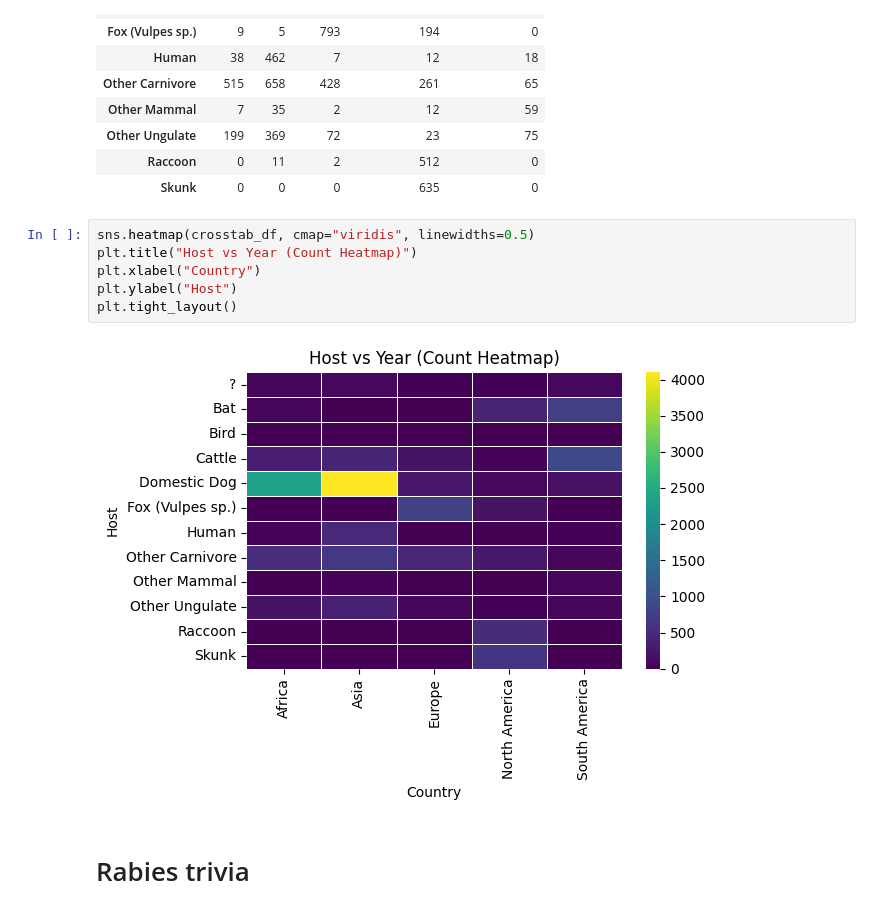
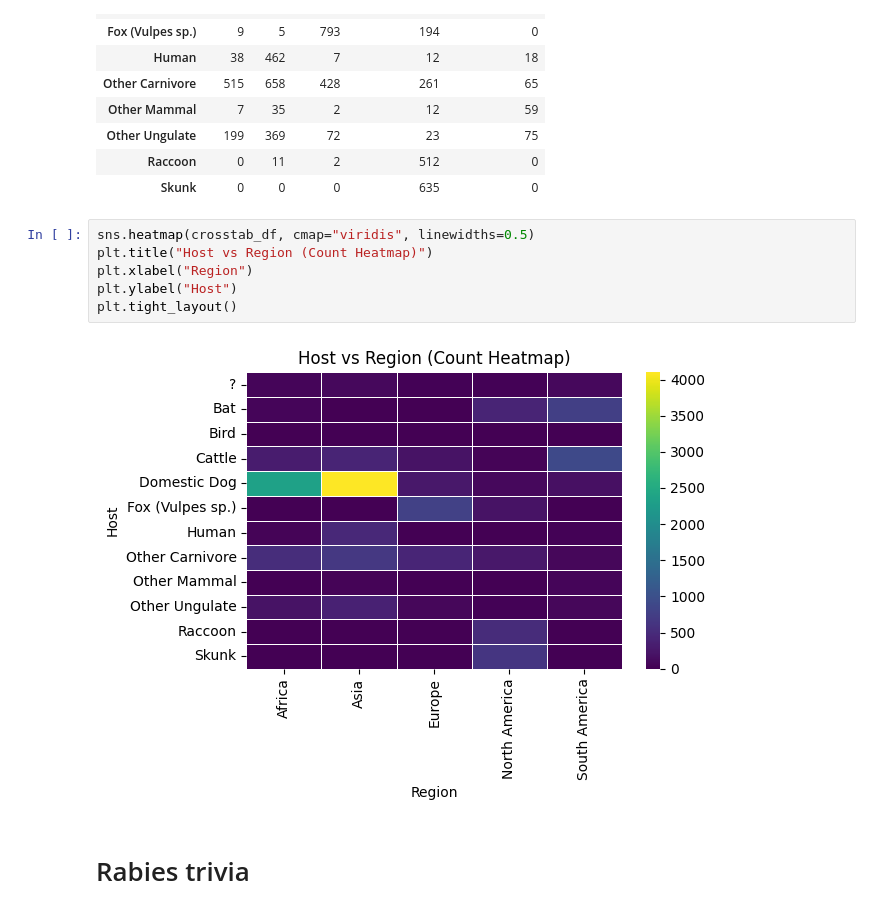
Before and after one commit to prince-ravi-leow/mol_evol_phylo_proj, a Jupyter notebook: notebook/EDA.ipynb, the cells around one changed output. Cells and saved outputs as stored; diff of their text form.

```diff
--- a/notebook/EDA.ipynb
+++ b/notebook/EDA.ipynb
@@ -161,12 +161,12 @@ crosstab_df
 | Skunk | 0 | 0 | 0 | 635 | 0 |
 # %%
 sns.heatmap(crosstab_df, cmap="viridis", linewidths=0.5)
-plt.title("Host vs Year (Count Heatmap)")
-plt.xlabel("Country")
+plt.title("Host vs Region (Count Heatmap)")
+plt.xlabel("Region")
 plt.ylabel("Host")
 plt.tight_layout()
 # %% [output]
-[figure, old version]
+[figure, new version]
 # %% [markdown]
 # Rabies trivia
 # %% [markdown]
```
